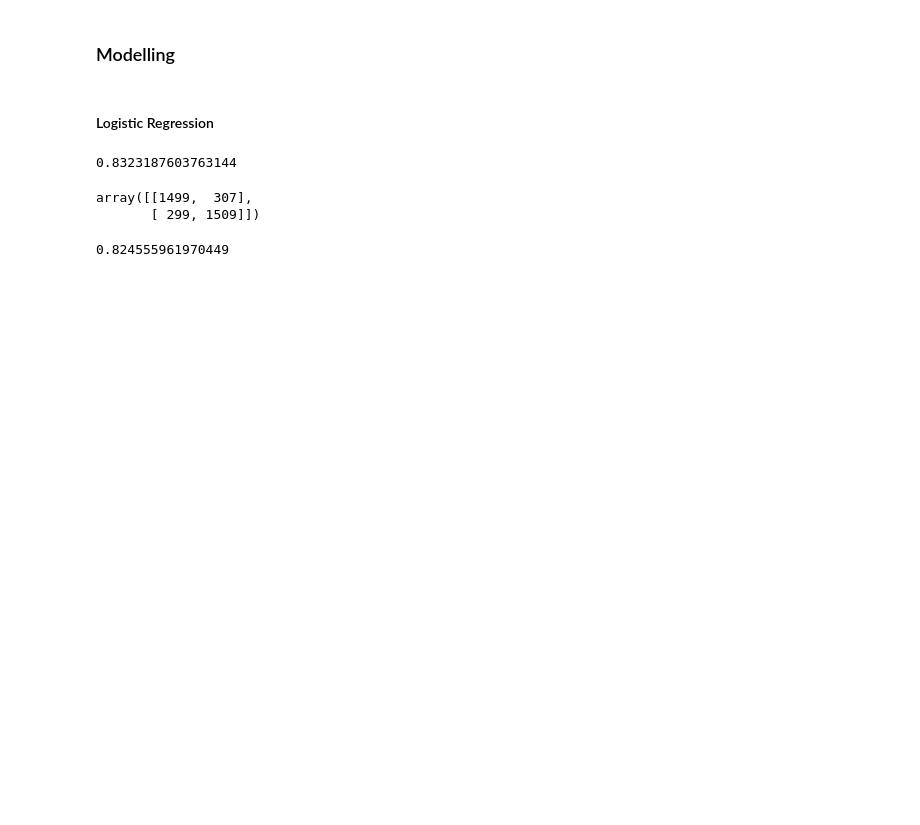
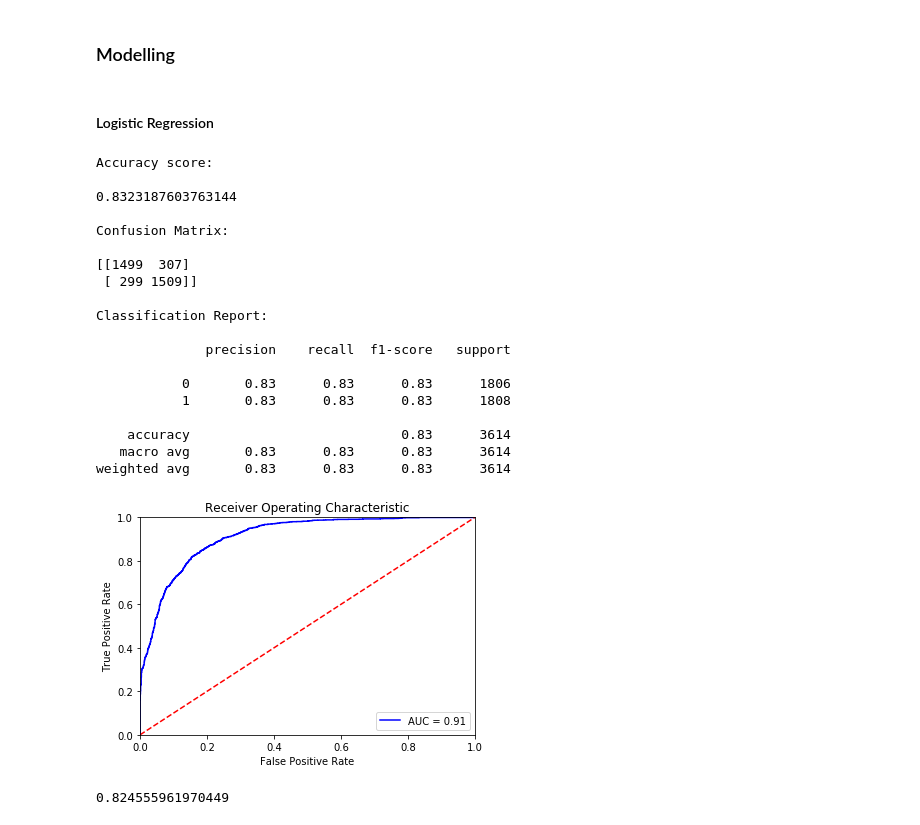
Before and after one commit to egemenzeytinci/cancellation-prediction, a Jupyter notebook: modelling.ipynb, the cells around one changed output. Drawn from its saved outputs; the diff is of its cells as text; code cells hidden in the pictures; blank space fills up the shorter version.

Commit message:
Add report class for accuracy metrics

```diff
--- a/modelling.ipynb
+++ b/modelling.ipynb
@@ -106,0 +117,5 @@ y = train['is_canceled']
+# %%
+X_train, X_test, y_train, y_test = train_test_split(X_hot, y, test_size=.2, random_state=42)
+
+log = LogisticRegression().fit(X_train, y_train)
+y_pred = log.predict(X_test)
@@ -229,6 +250,42 @@ y = df_new['is_canceled']
 X_train, X_test, y_train, y_test = train_test_split(X, y, test_size=.2, random_state=42)
 # %% [markdown]
 ### Modelling
+# %%
+class Report:
+    def __init__(self, X_test, y_test):
+        self.X = X_test
+        self.y = y_test
+
+    def metrics(self, model):
+        y_pred = model.predict(self.X)
+
+        print('Accuracy score:\n')
+        print(accuracy_score(self.y, y_pred))
+
+        print('\nConfusion Matrix:\n')
+        print(confusion_matrix(self.y, y_pred))
+
+        print('\nClassification Report:\n')
+        print(classification_report(self.y, y_pred))
+
+    def plot_roc_curve(self, model):
+        probs = model.predict_proba(self.X)
+        preds = probs[:, 1]
+
+        fpr, tpr, threshold = roc_curve(self.y, preds)
+        roc_auc = auc(fpr, tpr)
+
+        plt.title('Receiver Operating Characteristic')
+        plt.plot(fpr, tpr, 'b', label='AUC = %0.2f' % roc_auc)
+        plt.legend(loc='lower right')
+        plt.plot([0, 1], [0, 1], 'r--')
+        plt.xlim([0, 1])
+        plt.ylim([0, 1])
+        plt.ylabel('True Positive Rate')
+        plt.xlabel('False Positive Rate')
+        plt.show()
+# %%
+report = Report(X_test, y_test)
 # %% [markdown]
 #### Logistic Regression
 # %%
@@ -238,12 +293,27 @@ y_pred = log.predict(X_test)
-# %%
-accuracy_score(y_test, y_pred)
-# %% [output]
-0.8323187603763144
-# %%
-confusion_matrix(y_test, y_pred)
-# %% [output]
-array([[1499,  307],
-       [ 299, 1509]])
+# %%
+report.metrics(log)
+report.plot_roc_curve(log)
+# %% [output]
+Accuracy score:
+
+0.8323187603763144
+
+Confusion Matrix:
+
+[[1499  307]
+ [ 299 1509]]
+
+Classification Report:
+
+              precision    recall  f1-score   support
+
+           0       0.83      0.83      0.83      1806
+           1       0.83      0.83      0.83      1808
+
+    accuracy                           0.83      3614
+   macro avg       0.83      0.83      0.83      3614
+weighted avg       0.83      0.83      0.83      3614
+[figure, added]
 # %%
 cross_val_score(log, X_test, y_test, cv=10).mean()
 # %% [output]
```
Also changed, not shown: parts of 87 cells of this notebook, 1 other file.
